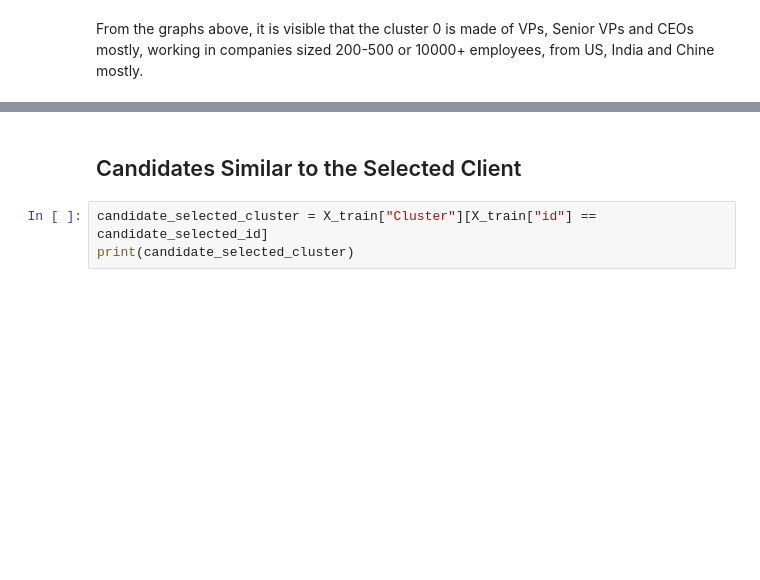
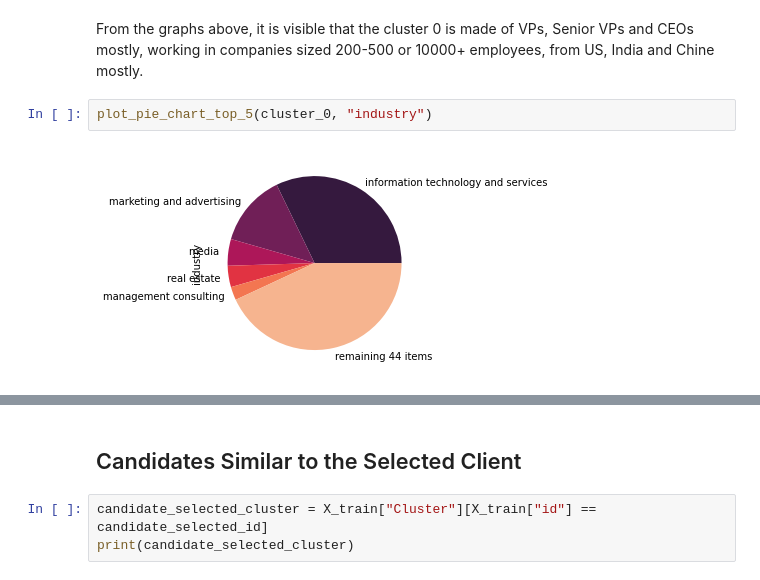
Before and after one commit to anastazijaverovic/Candidate_Recommendation_System_UK_company, a Jupyter notebook: candidate_recommendation.ipynb, the cells around one changed output, grey strips where cells are left out. Cells and saved outputs as stored; diff of their text form; blank space fills up the shorter version.

```diff
--- a/candidate_recommendation.ipynb
+++ b/candidate_recommendation.ipynb
@@ -459,2 +463,6 @@ for column in columns_to_visualize:
 # %% [markdown]
 From the graphs above, it is visible that the cluster 0 is made of VPs, Senior VPs and CEOs mostly, working in companies sized 200-500 or 10000+ employees, from US, India and Chine mostly.
+# %%
+plot_pie_chart_top_5(cluster_0, "industry")
+# %% [output]
+[figure, added]
```
Also changed, not shown: parts of 25 cells of this notebook.
